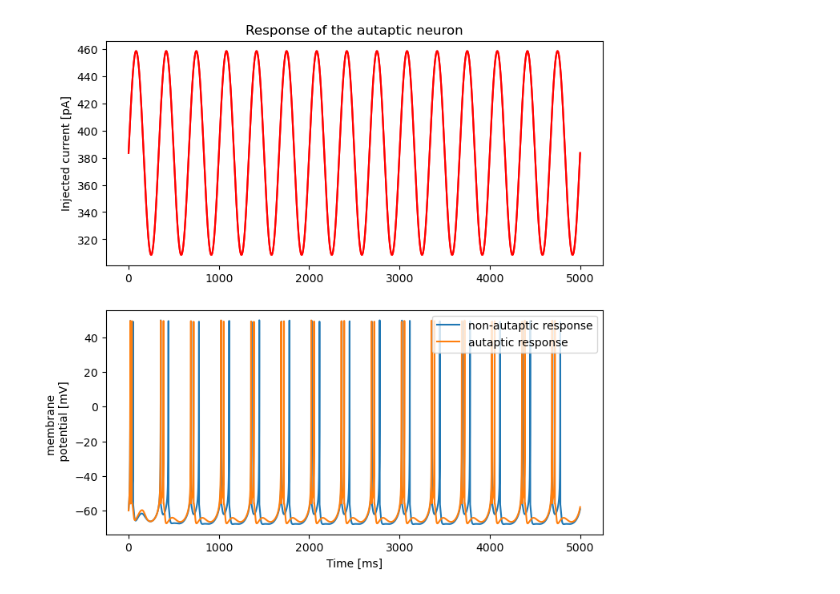
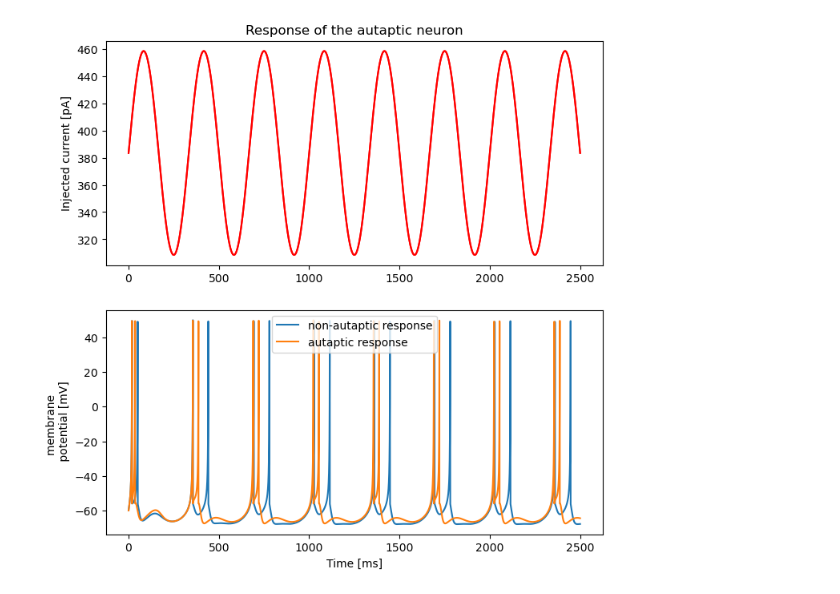
Before and after one commit to liammcs10/AQUA_project, a Jupyter notebook: bursting/IB_test.ipynb, the cells around one changed output. Drawn from its saved outputs; the diff is of its cells as text; code cells hidden in the pictures.

```diff
--- a/bursting/IB_test.ipynb
+++ b/bursting/IB_test.ipynb
@@ -27,7 +30,7 @@ threshold, x_ini = neuron.get_threshold()
 # %%
 ### INPUT is a sinusoid
 
-T = 5000         # ms
+T = 2500         # ms
 dt = 0.01        # ms
 N_iter = int(T/dt)
 
@@ -41,31 +44,31 @@ x_ini = np.array([-60, 0, 0])
 params = [IB, IB_aut]
 
 batch = batchAQUA(params)
 batch.Initialise(np.array([x_ini, x_ini]), np.zeros(len(params)))
 
 # define the injected current
 I_sin, _ = sinusoid(N_iter, dt, freq, amp, phase)
 I_sin += threshold + amp
 
 I_inj = np.array([I_sin, I_sin])
 
 # simulate
 X_sin, time, spikes_sin = batch.update_batch(dt, N_iter, I_inj)
 
 ## plot the outputs
 
 fig, ax = plt.subplots(2, 1, figsize = (8, 8))
 
 #split = np.arange(90000, 120000)
 split = []
 label = 'non-autaptic response'
 fig, ax = plot_potential_versus_injected(X_sin[0], time, I_sin, fig = fig, ax = ax, label = label) # non-autaptic
 
 label = 'autaptic response'
 fig, ax = plot_potential_versus_injected(X_sin[1], time, I_sin, fig = fig, ax = ax, label = label) # autaptic
 ax[0].set_title("Response of the autaptic neuron")
 
 plt.legend()
 plt.show()
 # %% [output]
-[figure, old version]
+[figure, new version]
```
Also changed, not shown: parts of 5 cells of this notebook, 5 other files.
